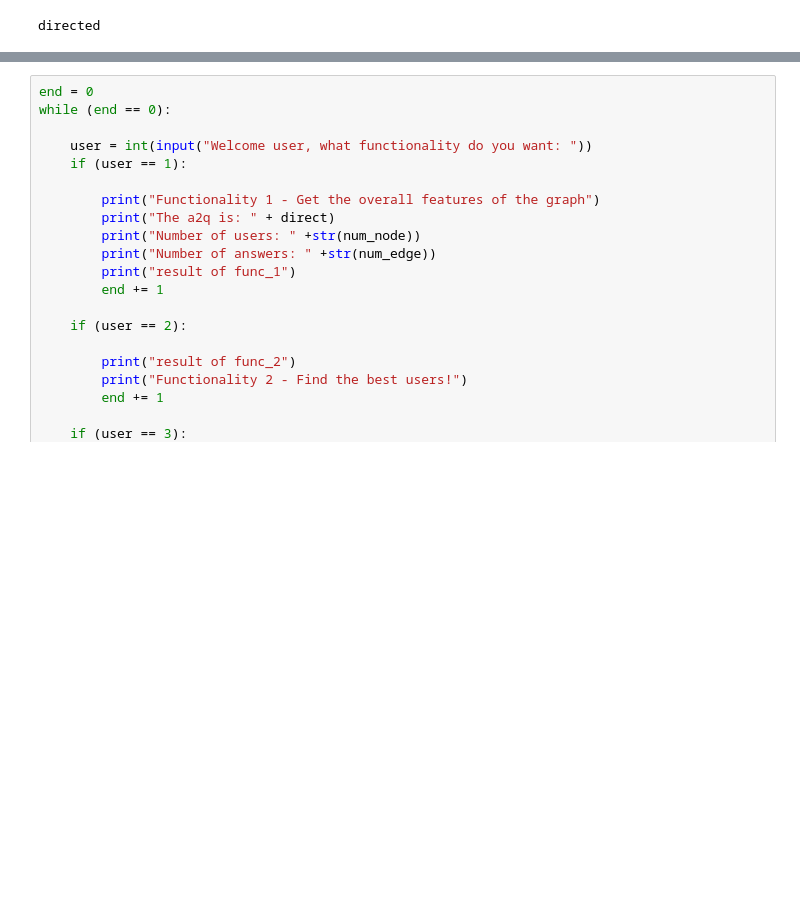
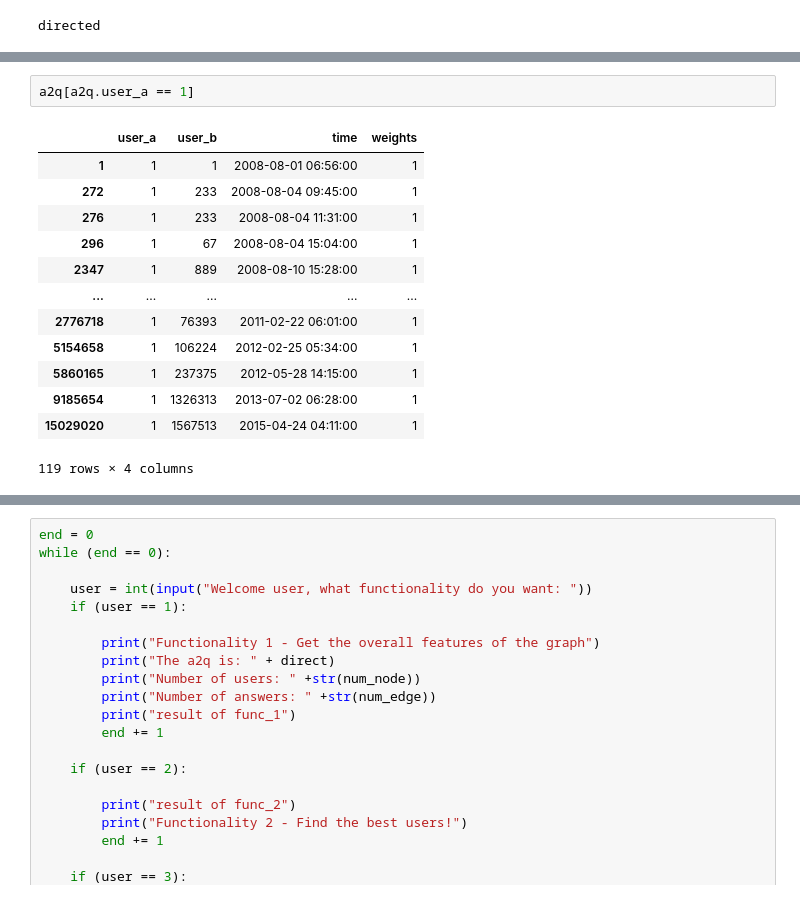
Before and after one commit to michele1783/ADM-HW5, a Jupyter notebook: test-Ame.ipynb, the cells around one changed output, grey strips where cells are left out. Cells and saved outputs as stored; diff of their text form; blank space fills up the shorter version.

```diff
--- a/test-Ame.ipynb
+++ b/test-Ame.ipynb
@@ -222,0 +246,16 @@ len(a2q_graph.nodes.keys())
+# %%
+a2q[a2q.user_a == 1]
+# %% [output]
+|  | user_a | user_b | time | weights |
+| 1 | 1 | 1 | 2008-08-01 06:56:00 | 1 |
+| 272 | 1 | 233 | 2008-08-04 09:45:00 | 1 |
+| 276 | 1 | 233 | 2008-08-04 11:31:00 | 1 |
+| 296 | 1 | 67 | 2008-08-04 15:04:00 | 1 |
+| 2347 | 1 | 889 | 2008-08-10 15:28:00 | 1 |
+| ... | ... | ... | ... | ... |
+| 2776718 | 1 | 76393 | 2011-02-22 06:01:00 | 1 |
+| 5154658 | 1 | 106224 | 2012-02-25 05:34:00 | 1 |
+| 5860165 | 1 | 237375 | 2012-05-28 14:15:00 | 1 |
+| 9185654 | 1 | 1326313 | 2013-07-02 06:28:00 | 1 |
+| 15029020 | 1 | 1567513 | 2015-04-24 04:11:00 | 1 |
+119 rows × 4 columns
```
Also changed, not shown: parts of 10 cells of this notebook.
